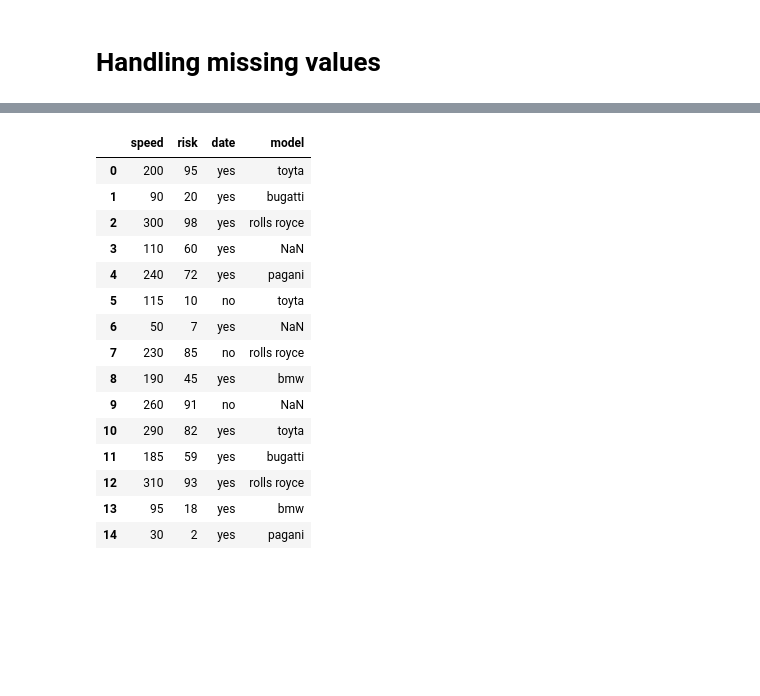
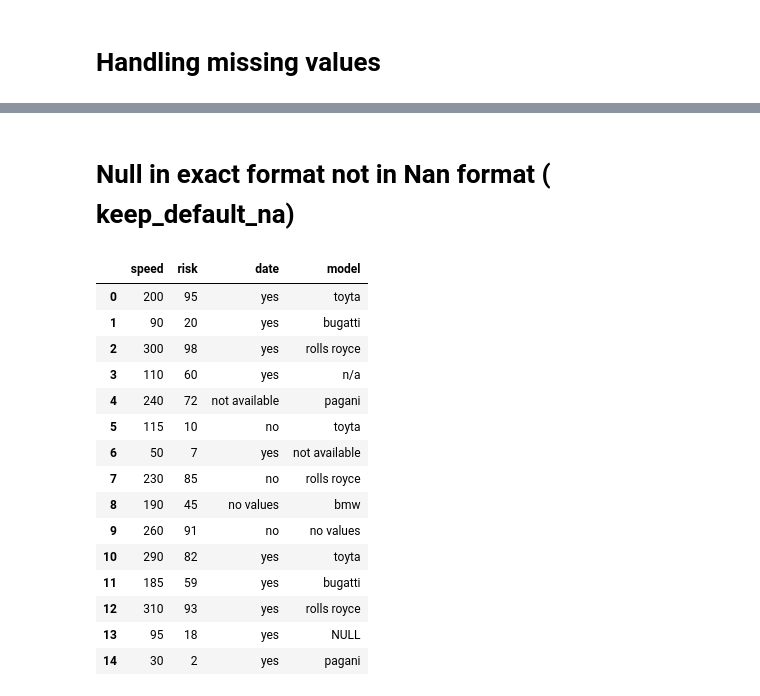
Before and after one commit to shohidulpolash/Python-Pandas, a Jupyter notebook: Pandas Operations by Polash .ipynb, the cells around one changed output, grey strips where cells are left out. Cells and saved outputs as stored; diff of their text form; code cells hidden in the pictures; blank space fills up the shorter version.

```diff
--- a/Pandas Operations by Polash .ipynb
+++ b/Pandas Operations by Polash .ipynb
@@ -485,20 +549,22 @@ data1
+# %% [markdown]
+# Null in exact format not in Nan format ( keep_default_na)
 # %%
-data1=pd.read_csv('CRM.csv')
+data1=pd.read_csv('CRM.csv',keep_default_na=False)
 data1
 # %% [output]
 |  | speed | risk | date | model |
 | 0 | 200 | 95 | yes | toyta |
 | 1 | 90 | 20 | yes | bugatti |
 | 2 | 300 | 98 | yes | rolls royce |
-| 3 | 110 | 60 | yes | NaN |
-| 4 | 240 | 72 | yes | pagani |
+| 3 | 110 | 60 | yes | n/a |
+| 4 | 240 | 72 | not available | pagani |
 | 5 | 115 | 10 | no | toyta |
-| 6 | 50 | 7 | yes | NaN |
+| 6 | 50 | 7 | yes | not available |
 | 7 | 230 | 85 | no | rolls royce |
-| 8 | 190 | 45 | yes | bmw |
-| 9 | 260 | 91 | no | NaN |
+| 8 | 190 | 45 | no values | bmw |
+| 9 | 260 | 91 | no | no values |
 | 10 | 290 | 82 | yes | toyta |
 | 11 | 185 | 59 | yes | bugatti |
 | 12 | 310 | 93 | yes | rolls royce |
-| 13 | 95 | 18 | yes | bmw |
+| 13 | 95 | 18 | yes | NULL |
 | 14 | 30 | 2 | yes | pagani |
```
Also changed, not shown: parts of 18 cells of this notebook, 1 other file.
